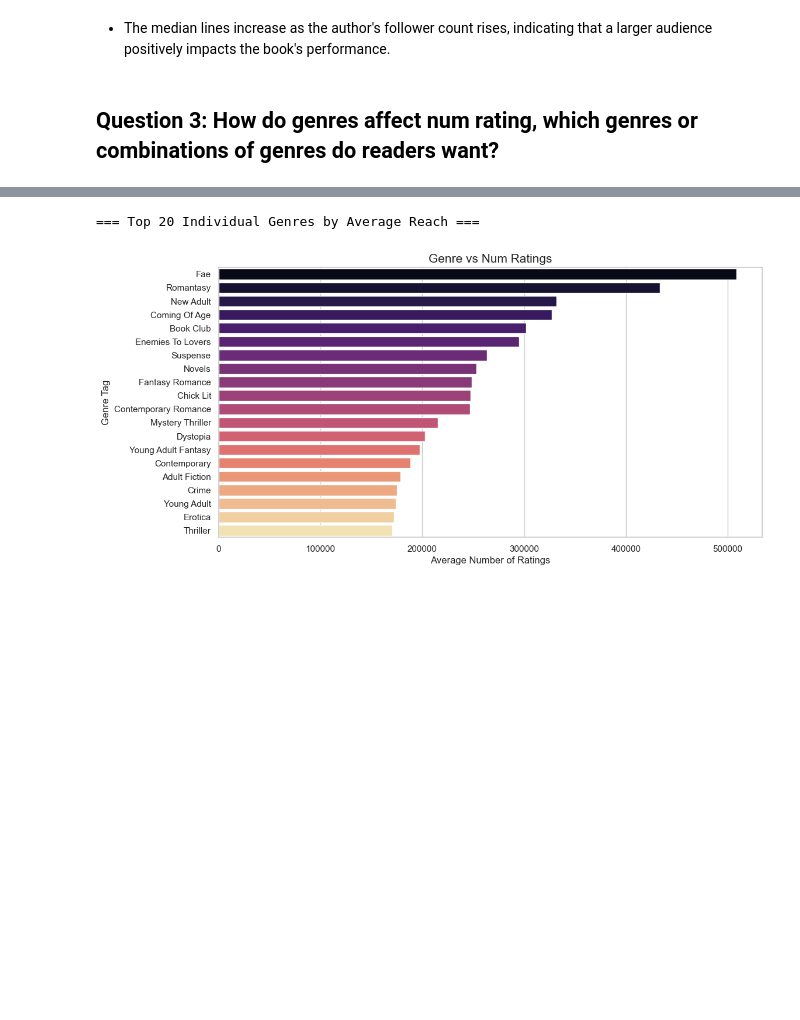
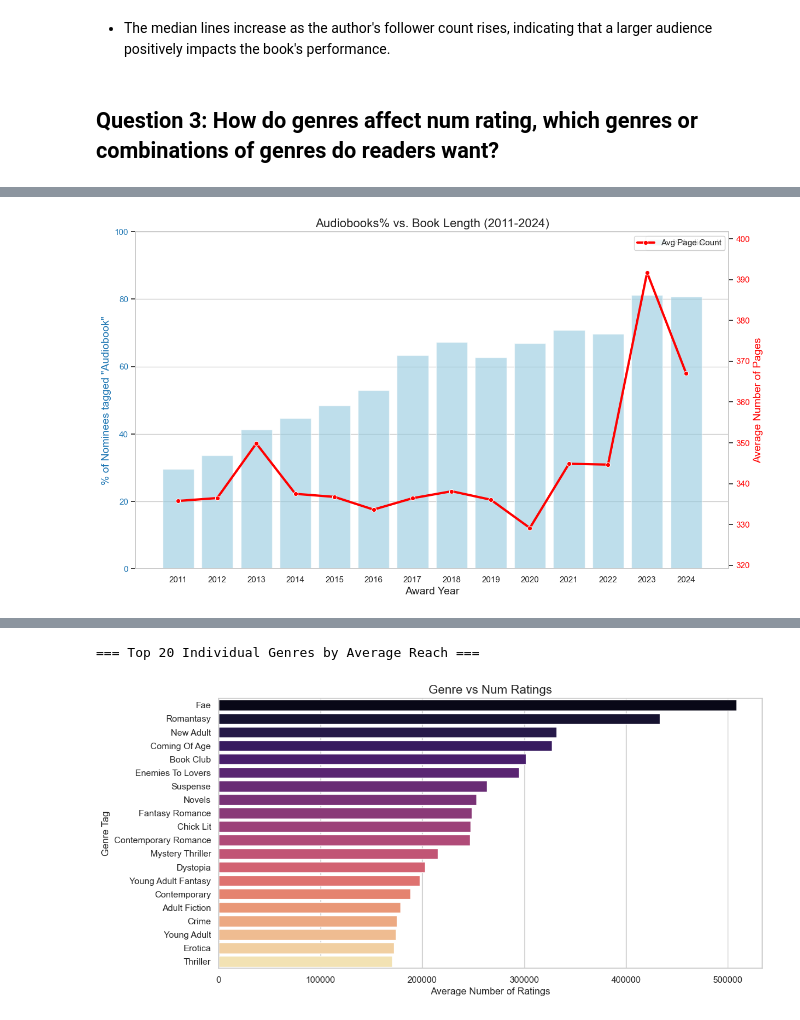
Before and after one commit to FIT-SE23/GoodreadsChoiceAwards, a Jupyter notebook: Notebooks/01_data_exploration.ipynb, the cells around one changed output, grey strips where cells are left out. Saved outputs shown, nothing was run; the diff lists cells and outputs as text; code cells hidden in the pictures; blank space fills up the shorter version.

```diff
--- a/Notebooks/01_data_exploration.ipynb
+++ b/Notebooks/01_data_exploration.ipynb
@@ -357,0 +640,77 @@ for column in ["votes", "num_ratings", "rating"]:
+# %%
+# ==========================================
+# QUESTION 3 - PART B: Page Count vs. Audiobook Format (FIXED)
+# ==========================================
+
+# 1. Feature Engineering: Detect "Audiobook" format
+# Ensure we handle potential missing values/types safely
+df['is_audiobook'] = df['genres'].fillna('').apply(lambda x: 1 if 'Audiobook' in str(x) else 0)
+
+# 2. Aggregation by Year
+trends_df = df.groupby('award_year').agg({
+    'num_pages': 'mean',          # Average length
+    'is_audiobook': 'mean'        # Percentage of books
+}).reset_index()
+
+# Convert to percentage
+trends_df['audio_pct'] = trends_df['is_audiobook'] * 100
+
+# --- PRINT DATA FOR ANALYSIS ---
+print("\n=== Yearly Trends Data: Pages vs Audiobooks ===")
+# Display rounded for easier reading
+display_table = trends_df.copy()
+display_table['num_pages'] = display_table['num_pages'].round(1)
+display_table['audio_pct'] = display_table['audio_pct'].round(1)
+print(display_table)
+
+print("-" * 50)
+corr = trends_df['num_pages'].corr(trends_df['audio_pct'])
+print(f"Correlation (Pearson) between Page Count and Audiobook %: {corr:.4f}")
+print("-" * 50)
+
+# 3. Visualization: Dual Axis Chart
+fig, ax1 = plt.subplots(figsize=(14, 8))
+
+# LAYER 1 (Bottom): Bars for Audiobook %
+# We use ax1 for bars so they stay in the back
+sns.barplot(
+    x='award_year',
+    y='audio_pct',
+    data=trends_df,
+    color='skyblue',
+    alpha=0.6,
+    ax=ax1,
+    label='% Audiobook'
+)
+ax1.set_ylabel('% of Nominees tagged "Audiobook"', color='tab:blue', fontsize=14)
+ax1.tick_params(axis='y', labelcolor='tab:blue')
+ax1.set_ylim(0, 100) # Percentage scale
+ax1.set_xlabel('Award Year', fontsize=14)
+
+# LAYER 2 (Top): Line for Page Count
+# We use ax2 (twin) for the line so it sits on top
+ax2 = ax1.twinx()
+
+# Note: We map x to range(len) to ensure alignment with the categorical bars
+sns.lineplot(
+    x=range(len(trends_df)),
+    y='num_pages',
+    data=trends_df,
+    color='red',
+    marker='o',
+    linewidth=3,
+    ax=ax2,
+    label='Avg Page Count'
+)
+ax2.set_ylabel('Average Number of Pages', color='red', fontsize=14)
+ax2.tick_params(axis='y', labelcolor='red')
+# Zoom in the Y-axis for pages to see the trend clearly (e.g., 320 to 400)
+min_page = trends_df['num_pages'].min() - 10
+max_page = trends_df['num_pages'].max() + 10
+ax2.set_ylim(min_page, max_page)
+
+plt.title('Audiobooks% vs. Book Length (2011-2024)', fontsize=16)
+plt.grid(False) # Disable grid to avoid cluttering the dual axes
+
+plt.show()
+# %% [output]
@@ -357,0 +736 @@ for column in ["votes", "num_ratings", "rating"]:
+[figure, added]
```
Also changed, not shown: parts of 21 cells of this notebook.
